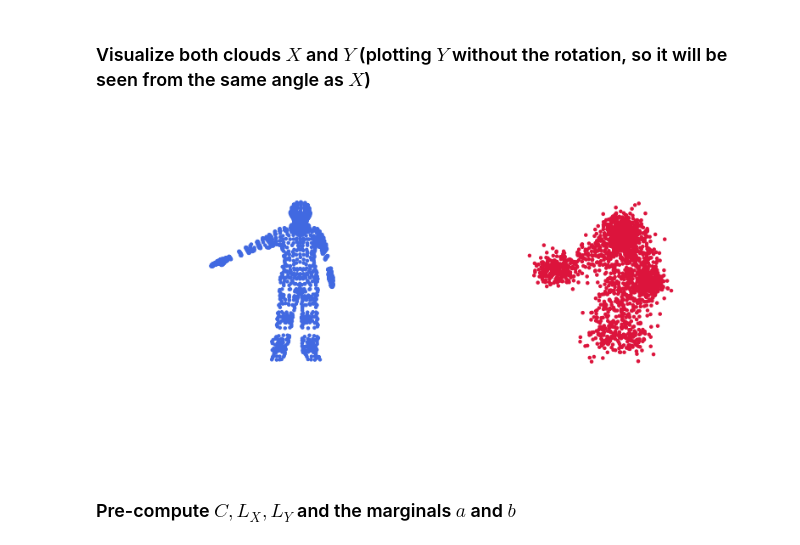
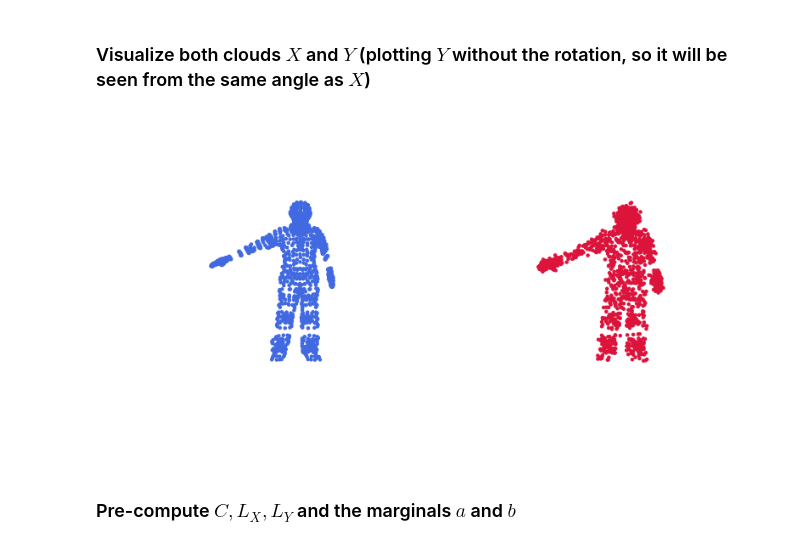
Before and after one commit to GabrielSamberg/Matching-Clustering, a Jupyter notebook: Reproducible_Code/3DShapeAlignment.ipynb, the cells around one changed output. Drawn from its saved outputs; the diff is of its cells as text; code cells hidden in the pictures.

```diff
--- a/Reproducible_Code/3DShapeAlignment.ipynb
+++ b/Reproducible_Code/3DShapeAlignment.ipynb
@@ -24,7 +34,0 @@ from sklearn.cluster import KMeans
-# %%
-path_X = "../Data/CAPOD/class1/m1.obj"
-path_Y = "../Data/CAPOD/class1/m2.obj"
-X, Y = create_3D_clouds(path_X, path_Y)
-
-# Uncomment and run the following line to visualize the point clouds in an interactive 3D plotly figure
-plot_3D_point_clouds_side_by_side(X, Y)
@@ -312,33 +72,38 @@ The autoreload extension is already loaded. To reload it, use:
 # %% [markdown]
 ### Visualize both clouds $X$ and $Y$ (plotting $Y$ without the rotation, so it will be seen from the same angle as $X$)
 # %%
-Y_for_plot, _ = rotate_and_noisify(X, angle=0, noise_std=0.1, seed=42) # Just for purposes of  viewing X and Y from the same angle
+path_X = "../Data/CAPOD/class1/m1.obj"
+X, _ = create_3D_clouds(path_X, path_X)
 
-Y, _ = rotate_and_noisify(X, angle=np.pi/2, noise_std=0.1, seed=42)
+Y_for_plot, _ = rotate_and_noisify(X, angle=0, noise_std=0.02, seed=42) # Just for purposes of  viewing X and Y from the same angle
+
+Y, _ = rotate_and_noisify(X, angle=np.pi/2, noise_std=0.02, seed=42)
 # plot_3D_point_clouds_side_by_side(X, Y, title="Rotated + Noisy Y vs Original X")
 
 n, m = X.shape[0], Y.shape[0]
 
 labels__X, labels__Y = np.zeros(n), np.zeros(m)
 
-base_dir = Path.cwd()  # instead of __file__
+# prepare the output path for the figure if we want to save it,
+# set save_path in the function call below to output_path to save the figure
+base_dir = Path.cwd()
 output_path = base_dir / "Figures" / "Alignment" /"Alignment_data_1_noise.pdf"
 output_path.parent.mkdir(parents=True, exist_ok=True)
 
 
 plot_point_clouds_only(
     X,
     Y_for_plot,
     labels__X,
     labels__Y,
     elev=15,
     azim=270,
     point_size=5,
     save_path=None, # set to output_path to save the figure
     plot_clouds_only=True
 )
 # %% [output]
-[figure, old version]
+[figure, new version]
 # %% [markdown]
 ### Pre-compute $C, L_X, L_Y$ and the marginals $a$ and $b$
 # %%
```
Also changed, not shown: parts of 42 cells of this notebook, 7 other files.
